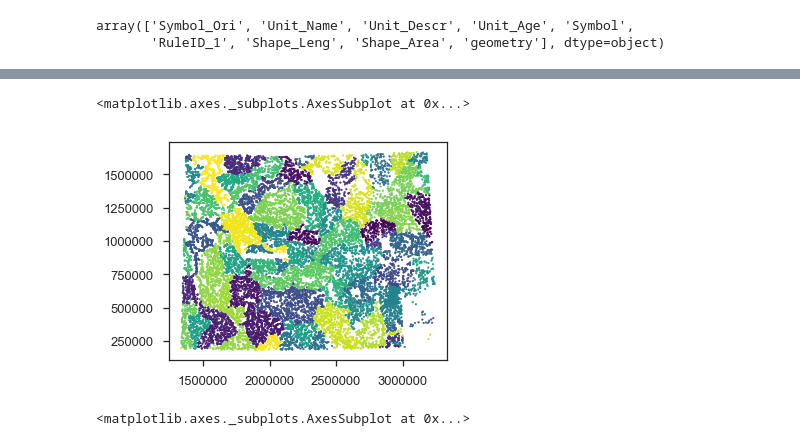
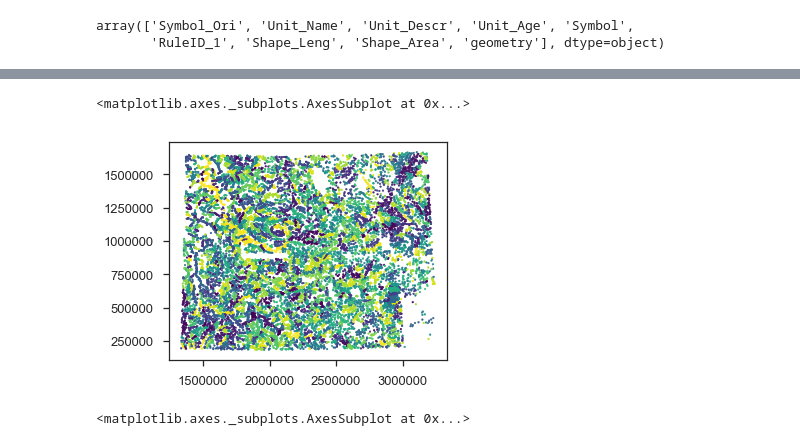
Before and after one commit to jessepisel/criticalandstrategic, a Jupyter notebook: Critical and strategic database building.ipynb, the cells around one changed output, grey strips where cells are left out. Saved outputs shown, nothing was run; the diff lists cells and outputs as text; code cells hidden in the pictures.

```diff
--- a/Critical and strategic database building.ipynb
+++ b/Critical and strategic database building.ipynb
@@ -141,10 +141,10 @@ Index(['AREA', 'PERIMETER', 'WY_HU12_', 'WY_HU12_ID', 'HUC_8', 'HUC_10',
        'y_ppm', 'yb_ppm', 'zn_ppm', 'zr_ppm', 'longitude', 'latitude'],
       dtype='object')
 # %%
-points_with_basin.plot('HU_8_NAME', s=3, cmap='viridis')
+points_with_basin.plot('HU_12_NAME', s=3, cmap='viridis')
 # %% [output]
 <matplotlib.axes._subplots.AxesSubplot at 0x...>
-[figure, old version]
+[figure, new version]
 # %%
 #reads in the basins with the percent of each formation per basin
 basinFormations=pd.read_csv('J:/Geology/WSGS/Projects/Critical Minerals/basin_area_formation_huc12_percentage.csv', index_col='Unit_Name')
```
Also changed, not shown: 2 other files.
